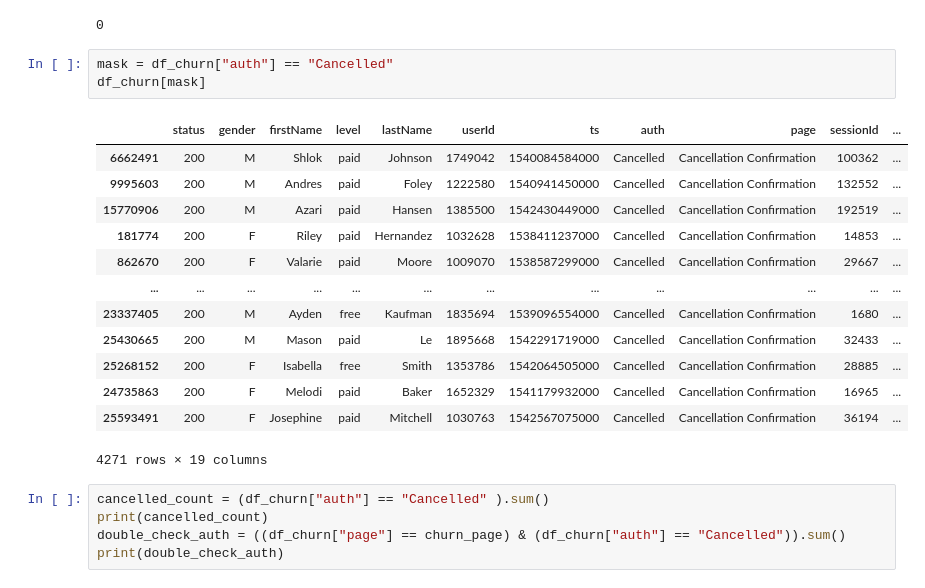
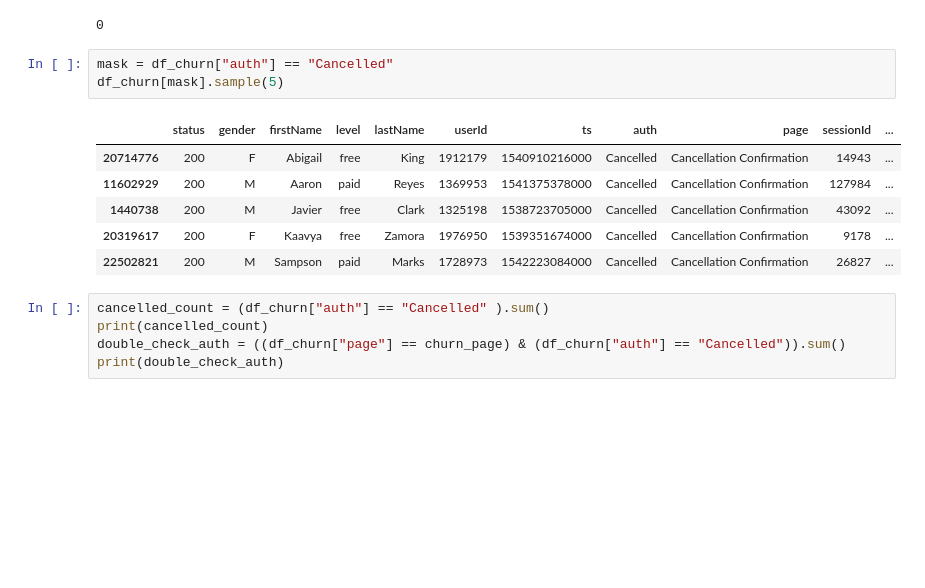
Before and after one commit to weichieh-chou/churn_competition, a Jupyter notebook: Actual_Churn.ipynb, the cells around one changed output. Cells and saved outputs as stored; diff of their text form; blank space fills up the shorter version.

```diff
--- a/Actual_Churn.ipynb
+++ b/Actual_Churn.ipynb
@@ -83,21 +127,14 @@ print((df_churn["userId"].str.len() != 7).sum())
 0
 # %%
 mask = df_churn["auth"] == "Cancelled"
-df_churn[mask]
+df_churn[mask].sample(5)
 # %% [output]
 |  | status | gender | firstName | level | lastName | userId | ts | auth | page | sessionId | ... |
-| 6662491 | 200 | M | Shlok | paid | Johnson | 1749042 | 1540084584000 | Cancelled | Cancellation Confirmation | 100362 | ... |
-| 9995603 | 200 | M | Andres | paid | Foley | 1222580 | 1540941450000 | Cancelled | Cancellation Confirmation | 132552 | ... |
-| 15770906 | 200 | M | Azari | paid | Hansen | 1385500 | 1542430449000 | Cancelled | Cancellation Confirmation | 192519 | ... |
-| 181774 | 200 | F | Riley | paid | Hernandez | 1032628 | 1538411237000 | Cancelled | Cancellation Confirmation | 14853 | ... |
-| 862670 | 200 | F | Valarie | paid | Moore | 1009070 | 1538587299000 | Cancelled | Cancellation Confirmation | 29667 | ... |
-| ... | ... | ... | ... | ... | ... | ... | ... | ... | ... | ... | ... |
-| 23337405 | 200 | M | Ayden | free | Kaufman | 1835694 | 1539096554000 | Cancelled | Cancellation Confirmation | 1680 | ... |
-| 25430665 | 200 | M | Mason | paid | Le | 1895668 | 1542291719000 | Cancelled | Cancellation Confirmation | 32433 | ... |
-| 25268152 | 200 | F | Isabella | free | Smith | 1353786 | 1542064505000 | Cancelled | Cancellation Confirmation | 28885 | ... |
-| 24735863 | 200 | F | Melodi | paid | Baker | 1652329 | 1541179932000 | Cancelled | Cancellation Confirmation | 16965 | ... |
-| 25593491 | 200 | F | Josephine | paid | Mitchell | 1030763 | 1542567075000 | Cancelled | Cancellation Confirmation | 36194 | ... |
+| 20714776 | 200 | F | Abigail | free | King | 1912179 | 1540910216000 | Cancelled | Cancellation Confirmation | 14943 | ... |
+| 11602929 | 200 | M | Aaron | paid | Reyes | 1369953 | 1541375378000 | Cancelled | Cancellation Confirmation | 127984 | ... |
+| 1440738 | 200 | M | Javier | free | Clark | 1325198 | 1538723705000 | Cancelled | Cancellation Confirmation | 43092 | ... |
+| 20319617 | 200 | F | Kaavya | free | Zamora | 1976950 | 1539351674000 | Cancelled | Cancellation Confirmation | 9178 | ... |
+| 22502821 | 200 | M | Sampson | paid | Marks | 1728973 | 1542223084000 | Cancelled | Cancellation Confirmation | 26827 | ... |
-4271 rows × 19 columns
 # %%
 cancelled_count = (df_churn["auth"] == "Cancelled" ).sum()
 print(cancelled_count)
```
Also changed, not shown: parts of 16 cells of this notebook.
